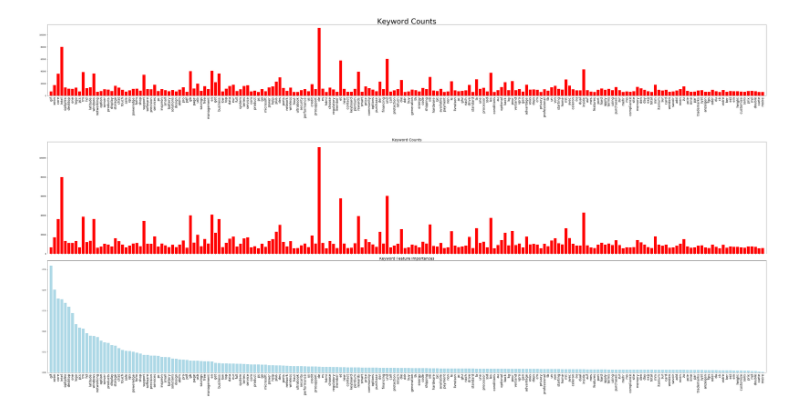
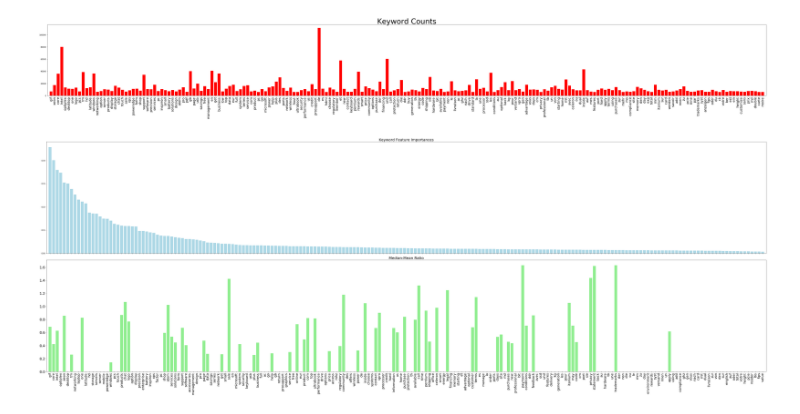
Before and after one commit to lorian/website-tags, a Jupyter notebook: SupervisedLearning_RandomForest.ipynb, the cells around one changed output. Saved outputs shown, nothing was run; the diff lists cells and outputs as text; code cells hidden in the pictures.

Commit message:
-20000 pages with mean and median ratio

```diff
--- a/SupervisedLearning_RandomForest.ipynb
+++ b/SupervisedLearning_RandomForest.ipynb
@@ -77,3 +77,9 @@ plt.show()
+# %%
+words_median = np.median(df.iloc[:,2:],axis=0).astype(float)
+#words_median[words_median==0]=0.01
+
+words_mean = np.mean(df.iloc[:,2:],axis=0)
+median_over_mean = words_median/words_mean
 # %%
 fig=plt.figure(figsize=(56,8))
 plt.title('Keyword Counts', fontsize = 40)
@@ -86,13 +92,15 @@ plt.show()
 [figure]
 # %%
 fig, ax = plt.subplots(nrows=2,ncols=1, figsize=(56,20),sharex=True)
-ax[1].bar(range(len(df.columns[2:][:tmp])),importances[indices][:tmp],color='lightblue',align='center')
-ax[1].set_title('Keyword Feature Importances', fontsize=20)
-ax[0].set_title('Keyword Counts',fontsize=20)
-ax[0].bar(range(len(df.columns[2:][:tmp])),words_count[indices][:tmp],color='red',align='center')
+ax[0].bar(range(len(df.columns[2:][:tmp])),importances[indices][:tmp],color='lightblue',align='center')
+ax[0].set_title('Keyword Feature Importances', fontsize=20)
+ax[1].set_title('Median:Mean Ratio',fontsize=20)
+ax[1].bar(range(len(df.columns[2:][:tmp])),median_over_mean[indices][:tmp],color='lightgreen',align='center')
 plt.xticks(range(len(df.columns[2:][:tmp])),np.array(df.columns[2:])[indices][:tmp],rotation=90,fontsize=18)
 plt.tight_layout()
 plt.xlim(-1,tmp)
+plt.yticks(fontsize=20)
+
 plt.show()
 # %% [output]
-[figure, old version]
+[figure, new version]
```
Also changed, not shown: parts of 6 cells of this notebook, 1 other file.
